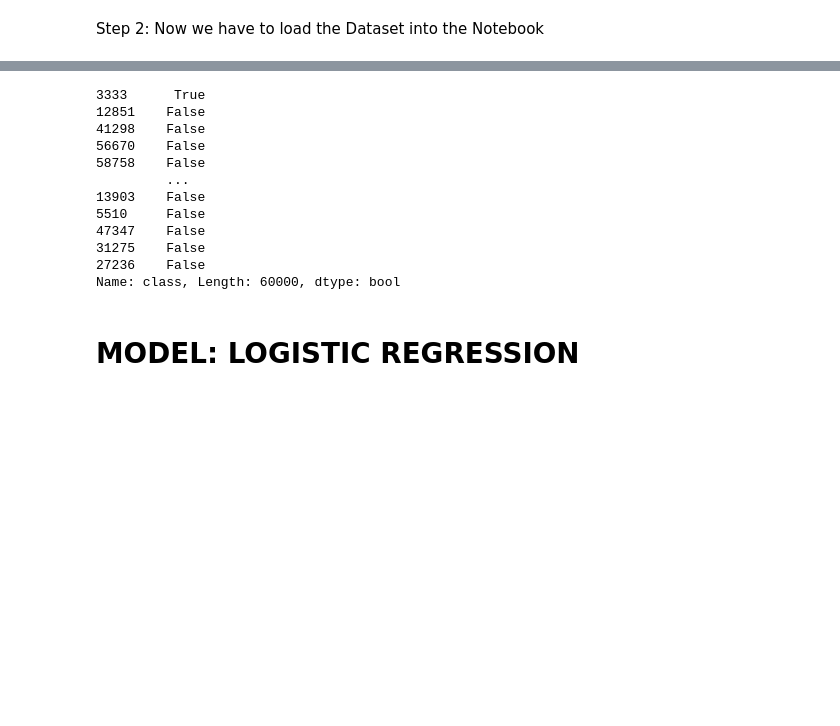
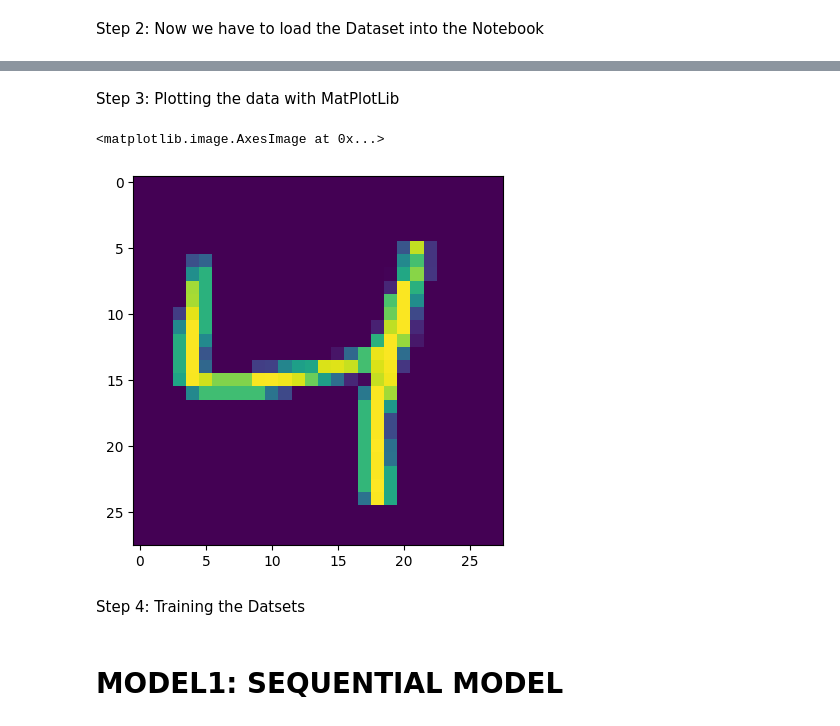
Before and after one commit to dhrumilrana25/Machine-Learning-Projects, a Jupyter notebook: Neural Network for Handwritting/Neural_Network_(Handwritten_Recognition_).ipynb, the cells around one changed output, grey strips where cells are left out. Drawn from its saved outputs; the diff is of its cells as text; code cells hidden in the pictures; blank space fills up the shorter version.

```diff
--- a/Neural Network for Handwritting/Neural_Network_(Handwritten_Recognition_).ipynb
+++ b/Neural Network for Handwritting/Neural_Network_(Handwritten_Recognition_).ipynb
@@ -25,0 +15,2 @@ Step 4: Reshaping the Dataset and plotting the data with MatPlotLib
+# %%
+(X_train,y_train),(X_test,y_test) = keras.datasets.mnist.load_data()
@@ -114,15 +28,10 @@ Name: class, Length: 60000, dtype: int8
-# %%
-y_train_2
-# %% [output]
-3333      True
-12851    False
-41298    False
-56670    False
-58758    False
-         ...
-13903    False
-5510     False
-47347    False
-31275    False
-27236    False
-Name: class, Length: 60000, dtype: bool
+# %% [markdown]
+Step 3: Plotting the data with MatPlotLib
+# %%
+import matplotlib.pyplot as plt
+plt.imshow(X_train[6])
+# %% [output]
+<matplotlib.image.AxesImage at 0x...>
+[figure, added]
+# %% [markdown]
+Step 4: Training the Datsets
@@ -129,2 +43,2 @@ Name: class, Length: 60000, dtype: bool
 # %% [markdown]
-# **MODEL: LOGISTIC REGRESSION**
+# **MODEL1: SEQUENTIAL MODEL**
```
Also changed, not shown: parts of 39 cells of this notebook.
